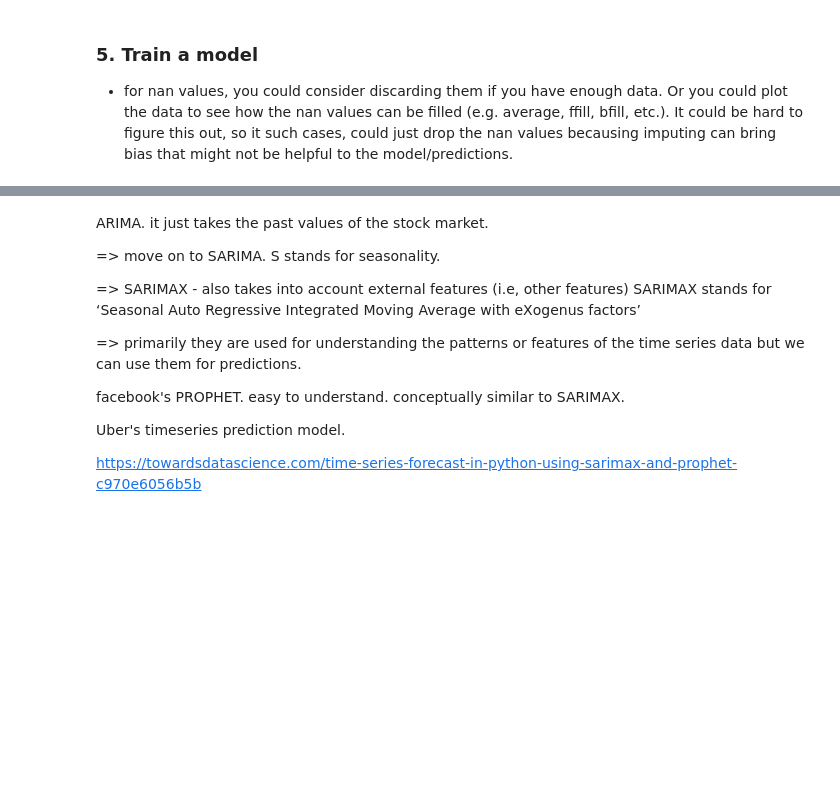
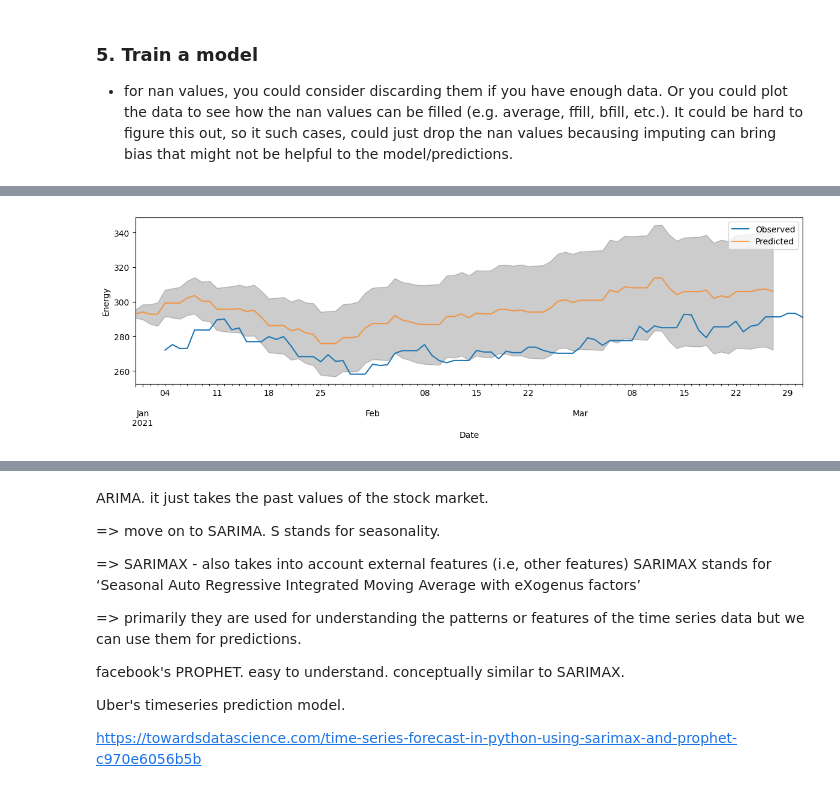
Before and after one commit to henryhyunwookim/ValueInvestor, a Jupyter notebook: ValueInvestor.ipynb, the cells around one changed output, grey strips where cells are left out. Cells and saved outputs as stored; diff of their text form; code cells hidden in the pictures; blank space fills up the shorter version.

```diff
--- a/ValueInvestor.ipynb
+++ b/ValueInvestor.ipynb
@@ -274,0 +310,23 @@ ModuleNotFoundError: No module named 'pmdarima'
+# %%
+# start_forecast = 100
+# pred = results.get_prediction(start=start_forecast, dynamic=False)
+pred = results.get_prediction(start=X_train_1.shape[0],
+                              end=X_train_1.shape[0] + X_test_1.shape[0] - 1,
+                              exog=X_test_1)
+pred_ci = pred.conf_int()
+
+ax = y_test_1.plot(label='Observed', figsize=(12, 4))
+pred.predicted_mean.plot(ax=ax, label='Predicted', alpha=.7)
+
+ax.fill_between(pred_ci.index,
+                pred_ci.iloc[:, 0], # lower band/confidence interval
+                pred_ci.iloc[:, 1], # upper band/confidence interval
+                color='k', alpha=.2)
+
+ax.set_xlabel('Date')
+ax.set_ylabel('Energy')
+plt.legend()
+plt.tight_layout()
+plt.show()
+# %% [output]
+[figure, added]
```
Also changed, not shown: parts of 18 cells of this notebook.
